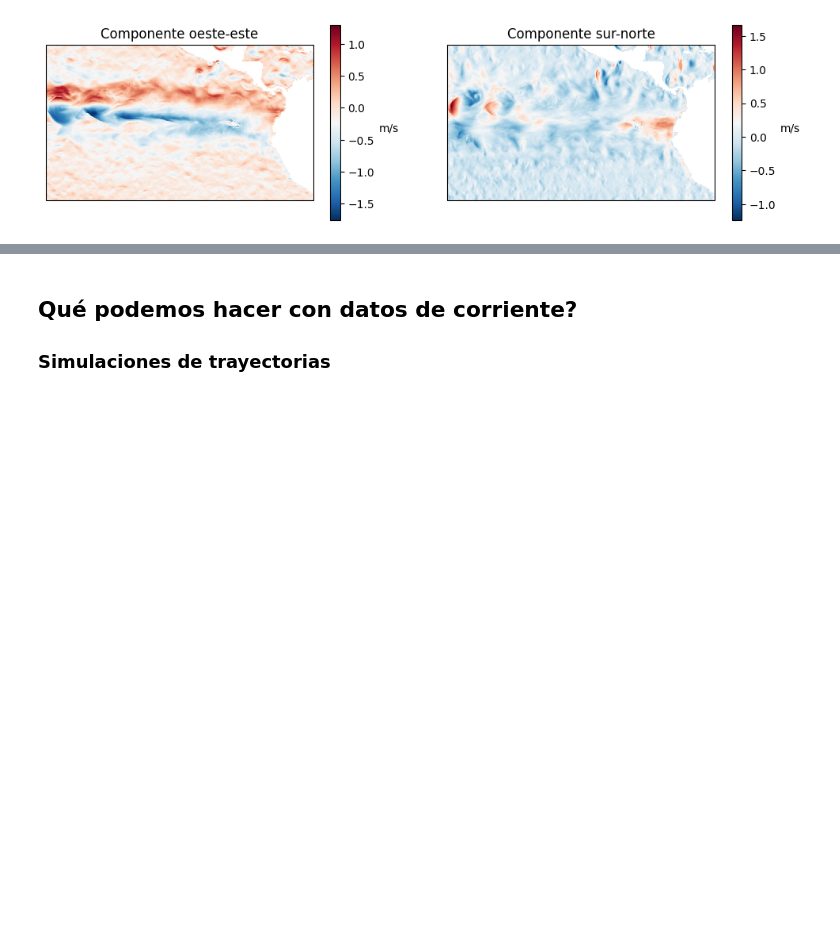
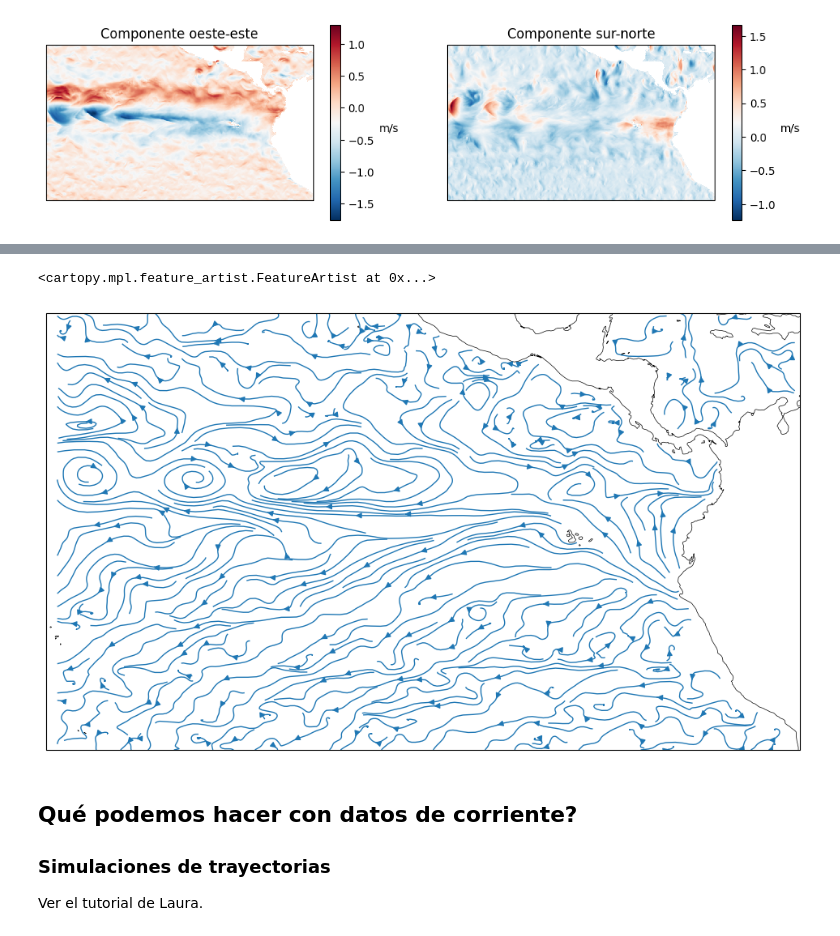
Before and after one commit to Intercoonecta/tutoriales, a Jupyter notebook: miercoles/datos_corrientes.ipynb, the cells around one changed output, grey strips where cells are left out. Cells and saved outputs as stored; diff of their text form; code cells hidden in the pictures; blank space fills up the shorter version.

```diff
--- a/miercoles/datos_corrientes.ipynb
+++ b/miercoles/datos_corrientes.ipynb
@@ -120,10 +154,16 @@ ax1.coastlines(lw=.5)
 # %%
 fig = plt.figure(figsize=(12, 8))
 ax = plt.subplot(111, projection=mainproj)
-ax.streamplot(datacurrent["longitude"].values, datacurrent["latitude"].values, uo, vo, transform=vector_crs,
-                  linewidth=2, density=2, color=magnitude)
+ax.streamplot(datacurrent["longitude"].values, datacurrent["latitude"].values, u, v, transform=datacrs,
+              linewidth=1, density=10)
+ax.set_extent(domain)
+ax.coastlines(lw=.5)
+# %% [output]
+<cartopy.mpl.feature_artist.FeatureArtist at 0x...>
+[figure, added]
 # %% [markdown]
 ## Qué podemos hacer con datos de corriente?
 ### Simulaciones de trayectorias
+Ver el tutorial de Laura.
 # %% [markdown]
 ### Eddy tracking
```
Also changed, not shown: parts of 22 cells of this notebook.
